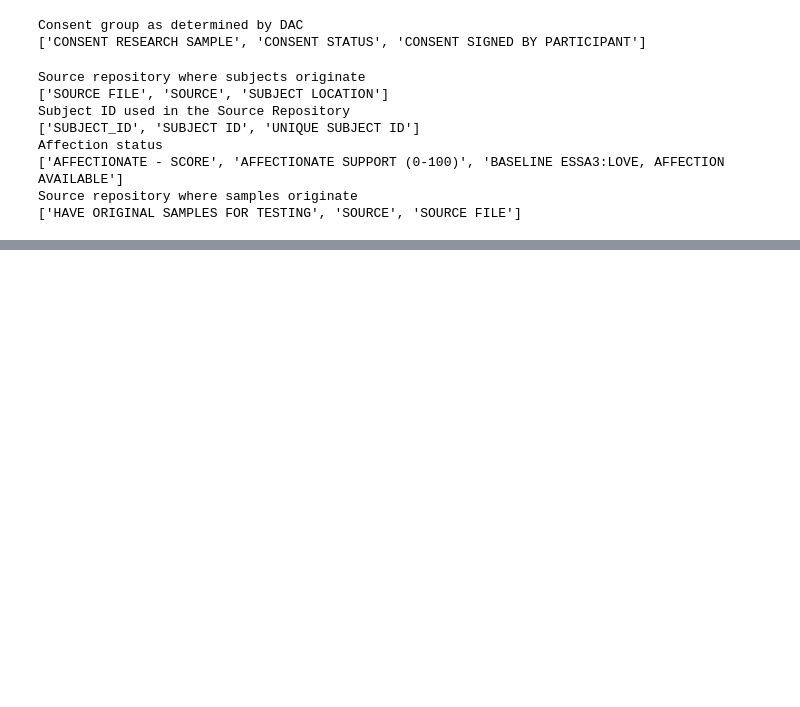
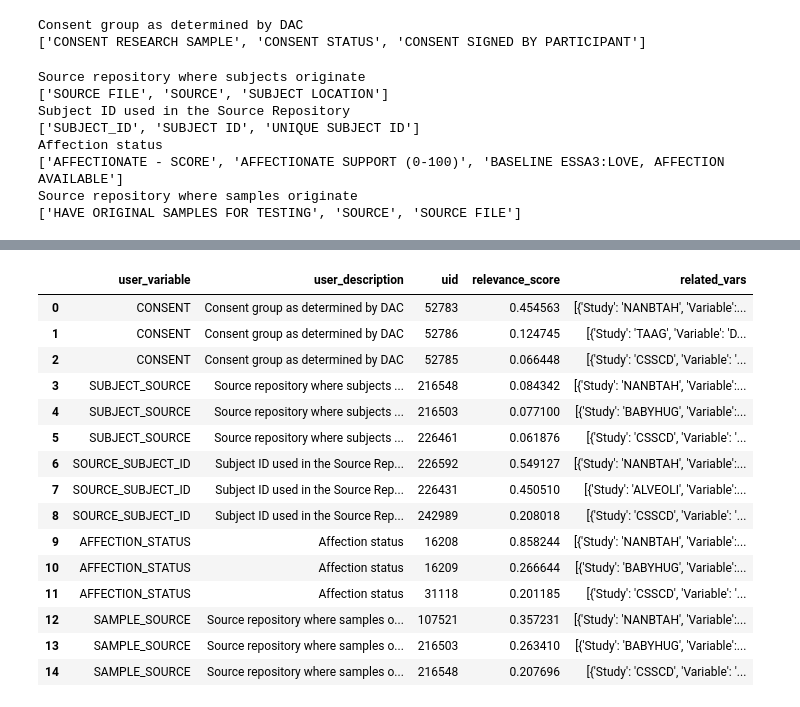
Before and after one commit to NCBI-Codeathons/mlxai-2024-team-beaumont, a Jupyter notebook: jupyter/notebooks/complete_workflow/RAG.ipynb, the cells around one changed output, grey strips where cells are left out. Drawn from its saved outputs; the diff is of its cells as text; code cells hidden in the pictures; blank space fills up the shorter version.

```diff
--- a/jupyter/notebooks/complete_workflow/RAG.ipynb
+++ b/jupyter/notebooks/complete_workflow/RAG.ipynb
@@ -367,6 +369,7 @@ Affection status
 Source repository where samples originate
 ['HAVE ORIGINAL SAMPLES FOR TESTING', 'SOURCE', 'SOURCE FILE']
 # %%
+mapped_vars_df['uid'] = mapped_vars_df['uid'].astype(int)
 mapped_vars_df.to_csv('llm_output/mapped_vars_df.csv', index=False)
 
 mapped_vars_df.head()
@@ -391,0 +425,7 @@ llm_res_df.head()
+# %%
+import pandas as pd
+
+tsv_file_path = './input_data/biolincc_dedupLUT.tsv'
+df = pd.read_csv(tsv_file_path, delimiter='\t')
+
+df.head()
@@ -391,0 +439,22 @@ llm_res_df.head()
+# %%
+242989
+df[df['UID'] == 52785]
+
+mapped_vars_df
+# %% [output]
+|  | user_variable | user_description | uid | relevance_score | related_vars |
+| 0 | CONSENT | Consent group as determined by DAC | 52783 | 0.454563 | [{'Study': 'NANBTAH', 'Variable':... |
+| 1 | CONSENT | Consent group as determined by DAC | 52786 | 0.124745 | [{'Study': 'TAAG', 'Variable': 'D... |
+| 2 | CONSENT | Consent group as determined by DAC | 52785 | 0.066448 | [{'Study': 'CSSCD', 'Variable': '... |
+| 3 | SUBJECT_SOURCE | Source repository where subjects ... | 216548 | 0.084342 | [{'Study': 'NANBTAH', 'Variable':... |
+| 4 | SUBJECT_SOURCE | Source repository where subjects ... | 216503 | 0.077100 | [{'Study': 'BABYHUG', 'Variable':... |
+| 5 | SUBJECT_SOURCE | Source repository where subjects ... | 226461 | 0.061876 | [{'Study': 'CSSCD', 'Variable': '... |
+| 6 | SOURCE_SUBJECT_ID | Subject ID used in the Source Rep... | 226592 | 0.549127 | [{'Study': 'NANBTAH', 'Variable':... |
+| 7 | SOURCE_SUBJECT_ID | Subject ID used in the Source Rep... | 226431 | 0.450510 | [{'Study': 'ALVEOLI', 'Variable':... |
+| 8 | SOURCE_SUBJECT_ID | Subject ID used in the Source Rep... | 242989 | 0.208018 | [{'Study': 'CSSCD', 'Variable': '... |
+| 9 | AFFECTION_STATUS | Affection status | 16208 | 0.858244 | [{'Study': 'NANBTAH', 'Variable':... |
+| 10 | AFFECTION_STATUS | Affection status | 16209 | 0.266644 | [{'Study': 'BABYHUG', 'Variable':... |
+| 11 | AFFECTION_STATUS | Affection status | 31118 | 0.201185 | [{'Study': 'CSSCD', 'Variable': '... |
+| 12 | SAMPLE_SOURCE | Source repository where samples o... | 107521 | 0.357231 | [{'Study': 'NANBTAH', 'Variable':... |
+| 13 | SAMPLE_SOURCE | Source repository where samples o... | 216503 | 0.263410 | [{'Study': 'BABYHUG', 'Variable':... |
+| 14 | SAMPLE_SOURCE | Source repository where samples o... | 216548 | 0.207696 | [{'Study': 'CSSCD', 'Variable': '... |
```
Also changed, not shown: parts of 9 cells of this notebook.
